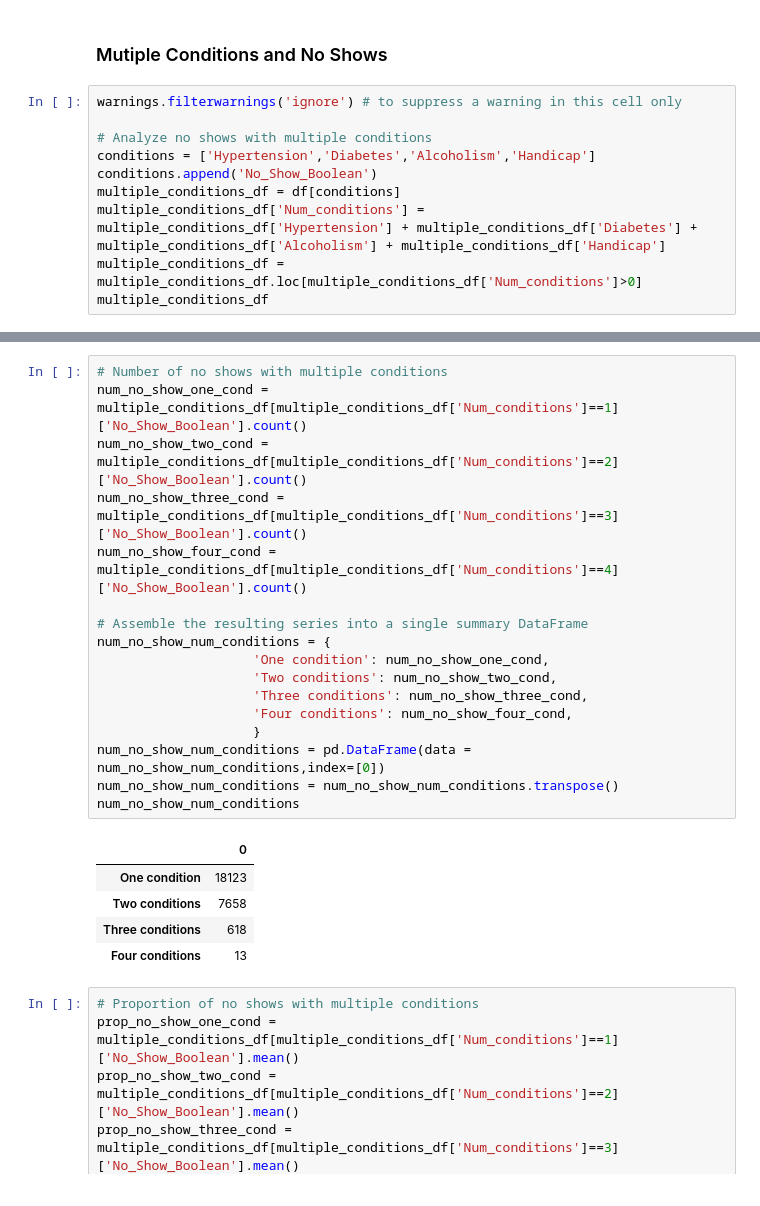
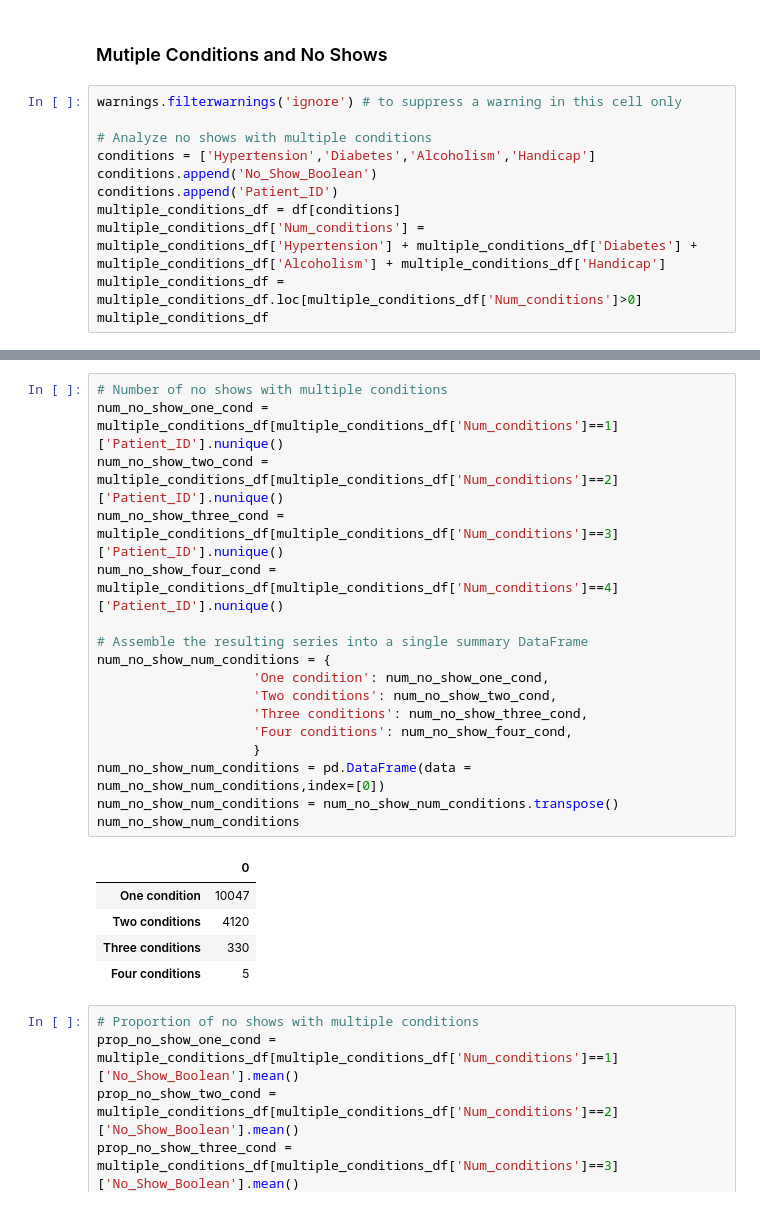
Before and after one commit to Omeagon/Project1, a Jupyter notebook: DataAnalysisFinal.ipynb, the cells around one changed output, grey strips where cells are left out. Saved outputs shown, nothing was run; the diff lists cells and outputs as text.

```diff
--- a/DataAnalysisFinal.ipynb
+++ b/DataAnalysisFinal.ipynb
@@ -911,6 +914,7 @@ warnings.filterwarnings('ignore') # to suppress a warning in this cell only
 # Analyze no shows with multiple conditions
 conditions = ['Hypertension','Diabetes','Alcoholism','Handicap']
 conditions.append('No_Show_Boolean')
+conditions.append('Patient_ID')
 multiple_conditions_df = df[conditions]
 multiple_conditions_df['Num_conditions'] =  multiple_conditions_df['Hypertension'] + multiple_conditions_df['Diabetes'] + multiple_conditions_df['Alcoholism'] + multiple_conditions_df['Handicap']
 multiple_conditions_df = multiple_conditions_df.loc[multiple_conditions_df['Num_conditions']>0]
@@ -932,26 +936,26 @@ multiple_conditions_df
 # %%
 # Number of no shows with multiple conditions
-num_no_show_one_cond = multiple_conditions_df[multiple_conditions_df['Num_conditions']==1]['No_Show_Boolean'].count()
-num_no_show_two_cond = multiple_conditions_df[multiple_conditions_df['Num_conditions']==2]['No_Show_Boolean'].count()
-num_no_show_three_cond = multiple_conditions_df[multiple_conditions_df['Num_conditions']==3]['No_Show_Boolean'].count()
-num_no_show_four_cond = multiple_conditions_df[multiple_conditions_df['Num_conditions']==4]['No_Show_Boolean'].count()
+num_no_show_one_cond = multiple_conditions_df[multiple_conditions_df['Num_conditions']==1]['Patient_ID'].nunique()
+num_no_show_two_cond = multiple_conditions_df[multiple_conditions_df['Num_conditions']==2]['Patient_ID'].nunique()
+num_no_show_three_cond = multiple_conditions_df[multiple_conditions_df['Num_conditions']==3]['Patient_ID'].nunique()
+num_no_show_four_cond = multiple_conditions_df[multiple_conditions_df['Num_conditions']==4]['Patient_ID'].nunique()
 
 # Assemble the resulting series into a single summary DataFrame
 num_no_show_num_conditions = {
                     'One condition': num_no_show_one_cond,
                     'Two conditions': num_no_show_two_cond,
                     'Three conditions': num_no_show_three_cond,
                     'Four conditions': num_no_show_four_cond,
                     }
 num_no_show_num_conditions = pd.DataFrame(data = num_no_show_num_conditions,index=[0])
 num_no_show_num_conditions = num_no_show_num_conditions.transpose()
 num_no_show_num_conditions
 # %% [output]
 |  | 0 |
-| One condition | 18123 |
-| Two conditions | 7658 |
-| Three conditions | 618 |
-| Four conditions | 13 |
+| One condition | 10047 |
+| Two conditions | 4120 |
+| Three conditions | 330 |
+| Four conditions | 5 |
 # %%
 # Proportion of no shows with multiple conditions
 prop_no_show_one_cond = multiple_conditions_df[multiple_conditions_df['Num_conditions']==1]['No_Show_Boolean'].mean()
```
Also changed, not shown: parts of 4 cells of this notebook, 8 other files.
